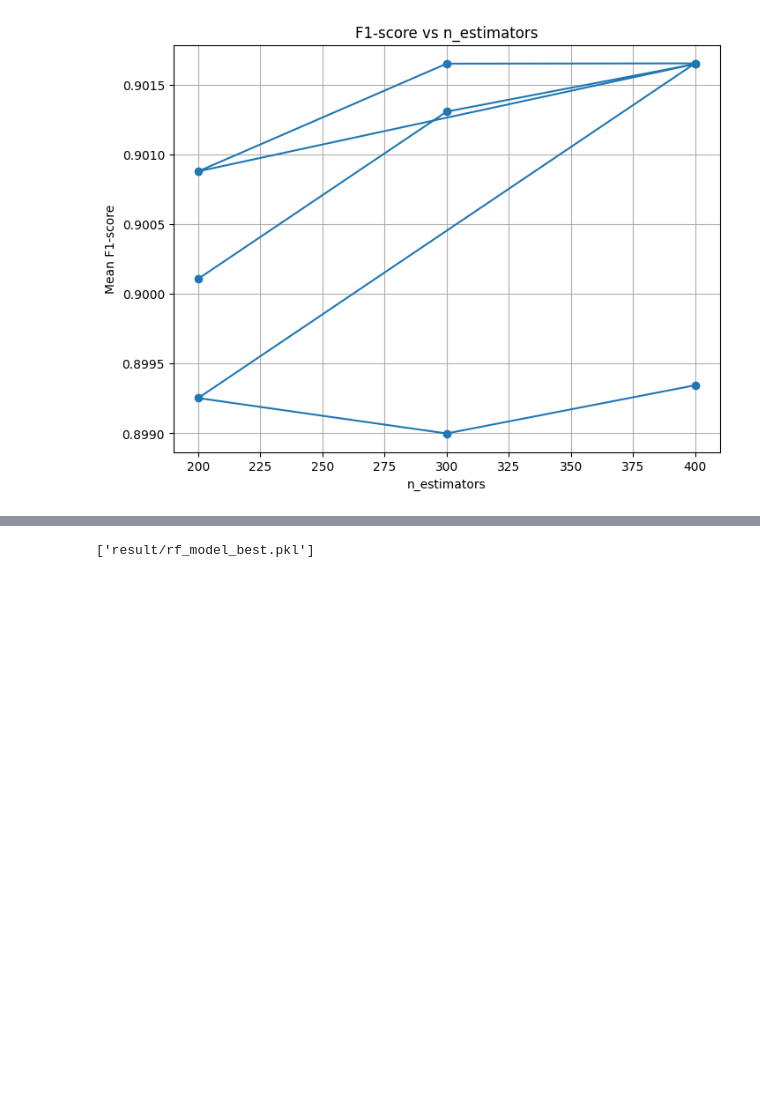
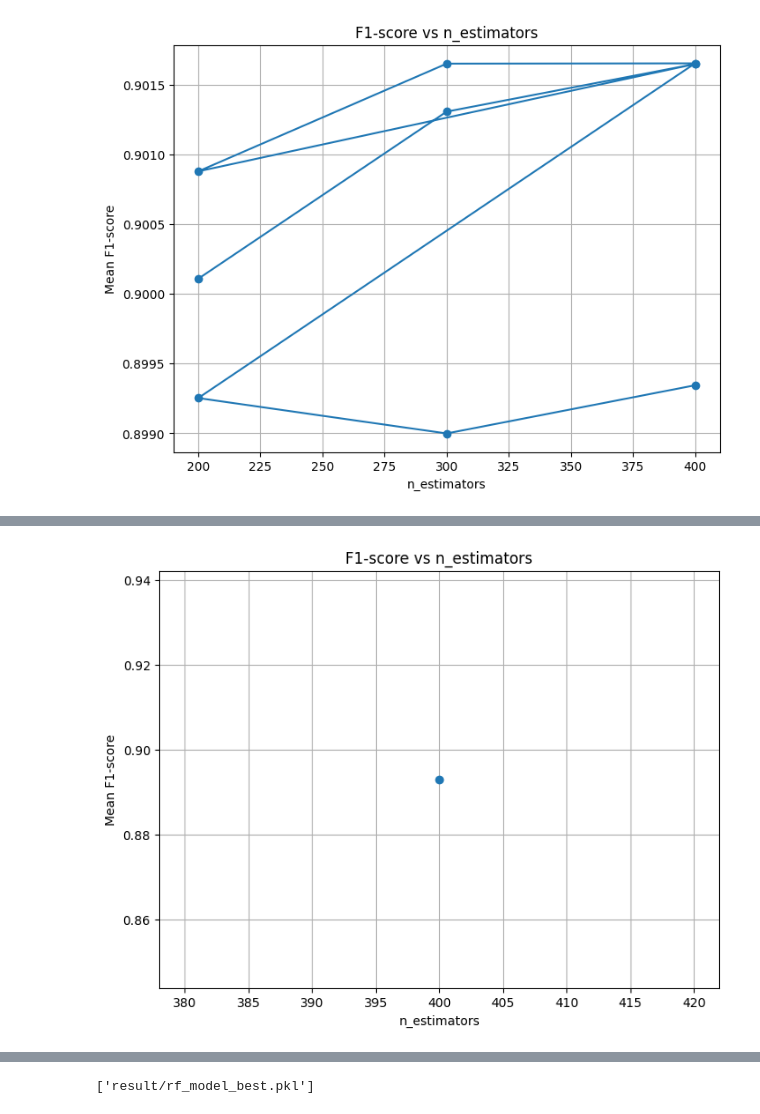
Before and after one commit to M4RV3L24/Online-Gambling-Detection-using-IndoBERTweet, a Jupyter notebook: Models/ML_IndoBERTweet/prototype.ipynb, the cells around one changed output, grey strips where cells are left out. Drawn from its saved outputs; the diff is of its cells as text; code cells hidden in the pictures; blank space fills up the shorter version.

Commit message:
test all model for back translation data

```diff
--- a/Models/ML_IndoBERTweet/prototype.ipynb
+++ b/Models/ML_IndoBERTweet/prototype.ipynb
@@ -307,3 +307,86 @@ Best cross-validated score: 0.9016527673727734
 7          0.899000
 8          0.899342
 [figure]
+# %%
+# get best parameter for random forest if mean pooling + Back Translation is used
+import pandas as pd
+import numpy as np
+import json
+import joblib
+from sklearn.model_selection import StratifiedKFold, GridSearchCV, RandomizedSearchCV
+from sklearn.feature_extraction.text import TfidfVectorizer
+from sklearn.ensemble import RandomForestClassifier
+from sklearn.metrics import classification_report, accuracy_score, confusion_matrix, make_scorer, f1_score, precision_score, recall_score
+import matplotlib.pyplot as plt
+import seaborn as sns
+from IPython.display import display
+
+# Load data from JSON file (array of objects)
+with open('fetched_data_final.json', 'r', encoding='utf-8') as f:
+    data = json.load(f)
+
+df = pd.DataFrame(data)
+df['label'] = df['label'].astype(int)
+
+X = df['text']
+y = df['label']
+
+# load embedding from .npy file
+X_embeddings = np.load("./embed/embeddings_MP.npy")
+
+# Choose number of splits (5 or 10)
+n_splits = 10  # Change to 5 or 10 as needed
+skf = StratifiedKFold(n_splits=n_splits, shuffle=True, random_state=42)
+
+# Define parameter grid for GridSearchCV
+param_grid = {
+    'n_estimators': [400],
+    'max_depth': [None],
+    'min_samples_split': [3],
+    'min_samples_leaf': [1],
+    'class_weight': ['balanced']
+}
+
+# Define scoring metrics
+scoring = {
+    'accuracy': make_scorer(accuracy_score),
+    'f1': make_scorer(f1_score, average='weighted'),
+    'precision': make_scorer(precision_score, average='weighted'),
+    'recall': make_scorer(recall_score, average='weighted')
+}
+
+# Grid Search with StratifiedKFold
+search = RandomizedSearchCV(
+    RandomForestClassifier(random_state=42, n_jobs=4),
+    param_grid,
+    cv=skf,
+    scoring=scoring,
+    refit='f1',  # Optimize for weighted F1-score
+    n_jobs=-1,
+    verbose=2
+)
+
+search.fit(X_embeddings, y)
+
+print("Best parameters:", search.best_params_)
+print("Best cross-validated score:", search.best_score_)
+
+import pandas as pd
+
+results = pd.DataFrame(search.cv_results_)
+print(results[['param_n_estimators', 'mean_test_accuracy', 'mean_test_f1', 'mean_test_precision', 'mean_test_recall']])
+
+
+import matplotlib.pyplot as plt
+
+results = pd.DataFrame(search.cv_results_)
+plt.figure(figsize=(8,6))
+plt.plot(results['param_n_estimators'], results['mean_test_f1'], marker='o')
+plt.xlabel('n_estimators')
+plt.ylabel('Mean F1-score')
+plt.title('F1-score vs n_estimators')
+plt.grid(True)
+plt.show()
+
+# results.to_csv("result/gridsearch_results.csv", index=False)
+# %% [output]
@@ -309,0 +401 @@ Best cross-validated score: 0.9016527673727734
+[figure, added]
```
Also changed, not shown: parts of 4 cells of this notebook, 7 other files.
